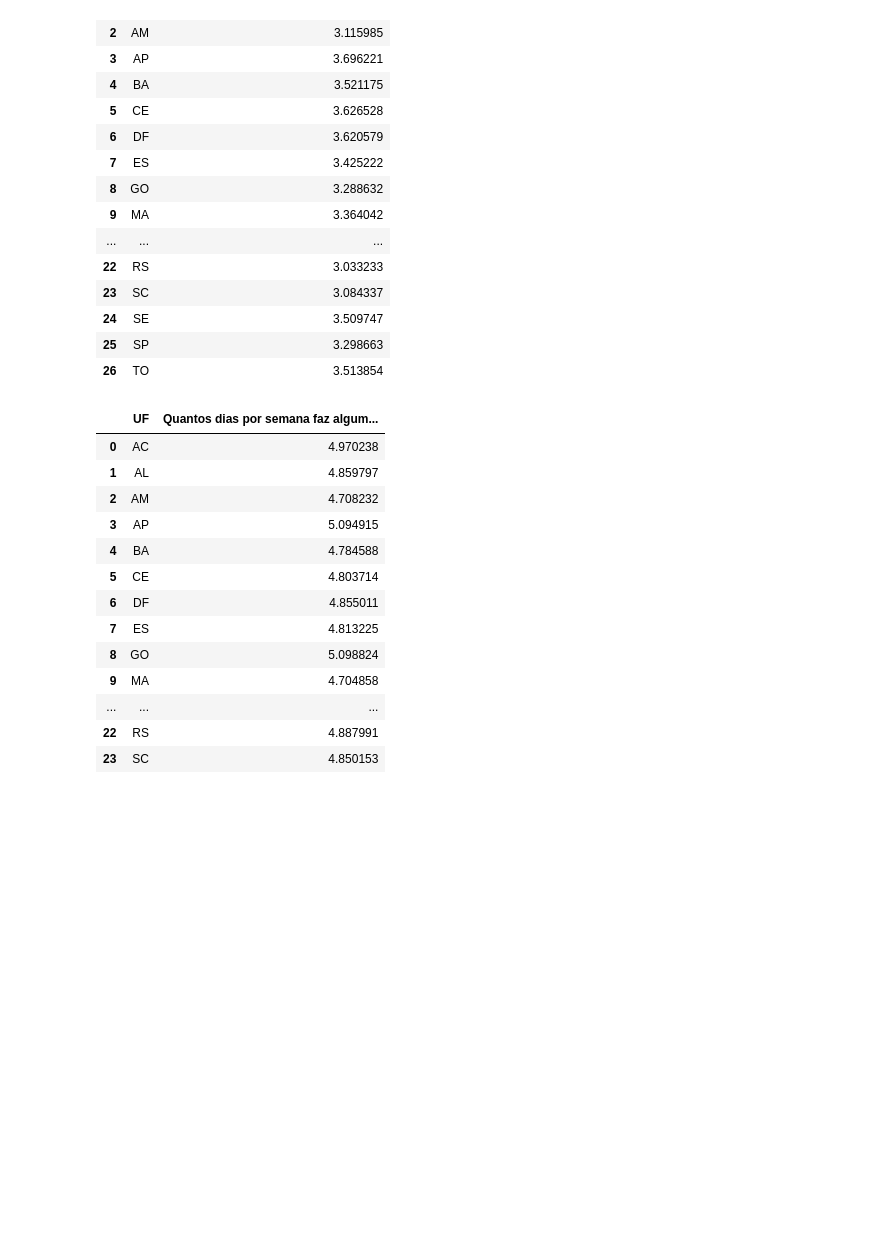
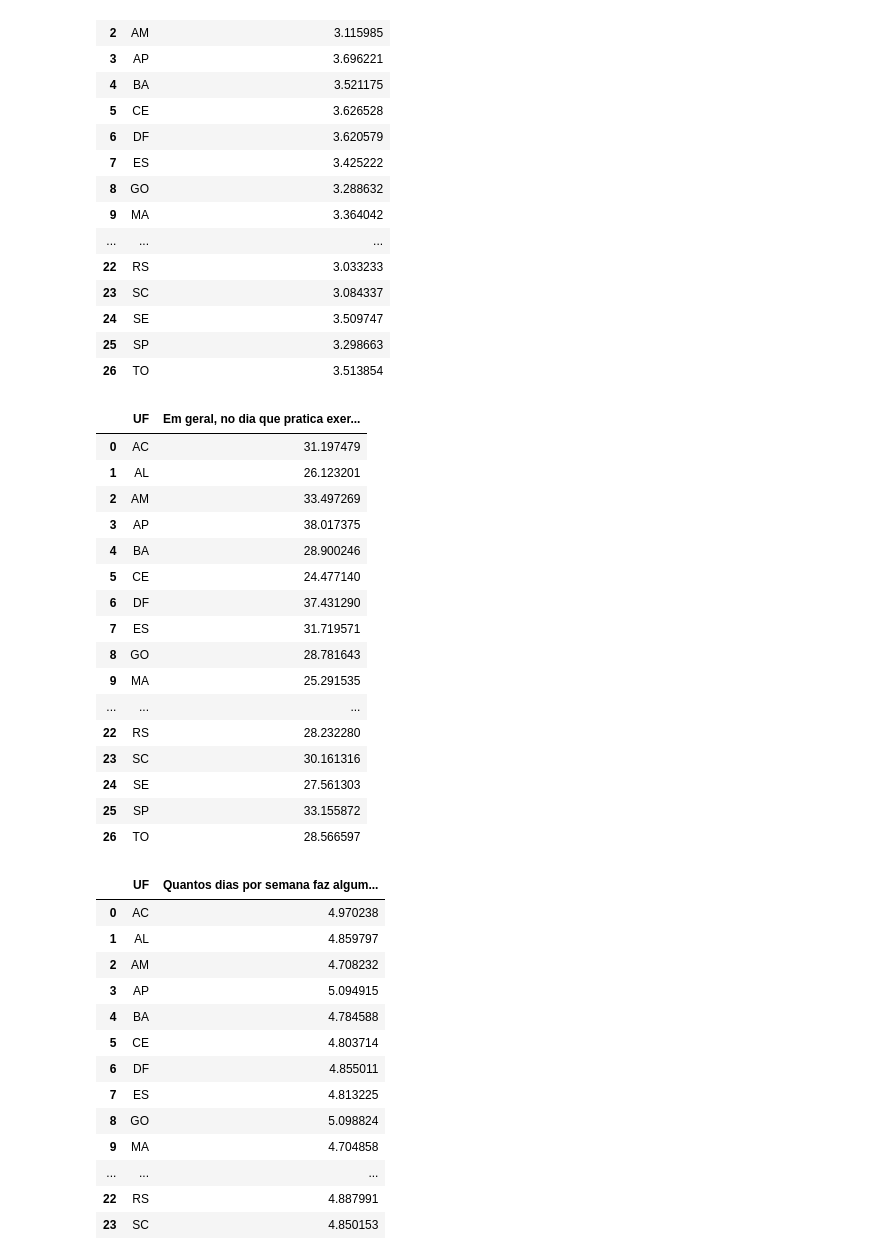
Before and after one commit to maafinotti/TCC-PNS, a Jupyter notebook: PNS_exercicio_fisico.ipynb, the cells around one changed output. Drawn from its saved outputs; the diff is of its cells as text; code cells hidden in the pictures; blank space fills up the shorter version.

```diff
--- a/PNS_exercicio_fisico.ipynb
+++ b/PNS_exercicio_fisico.ipynb
@@ -149,0 +196,21 @@ qtd_dias_esporte
+# %%
+tempo_exercicio = df_exercicio.groupby('UF')['Em geral, no dia que pratica exercício ou esporte, quanto tempo em minutos dura essa atividade?'].mean().reset_index()
+tempo_exercicio
+# %% [output]
+|  | UF | Em geral, no dia que pratica exer... |
+| 0 | AC | 31.197479 |
+| 1 | AL | 26.123201 |
+| 2 | AM | 33.497269 |
+| 3 | AP | 38.017375 |
+| 4 | BA | 28.900246 |
+| 5 | CE | 24.477140 |
+| 6 | DF | 37.431290 |
+| 7 | ES | 31.719571 |
+| 8 | GO | 28.781643 |
+| 9 | MA | 25.291535 |
+| ... | ... | ... |
+| 22 | RS | 28.232280 |
+| 23 | SC | 30.161316 |
+| 24 | SE | 27.561303 |
+| 25 | SP | 33.155872 |
+| 26 | TO | 28.566597 |
```
Also changed, not shown: parts of 14 cells of this notebook, 7 other files.
